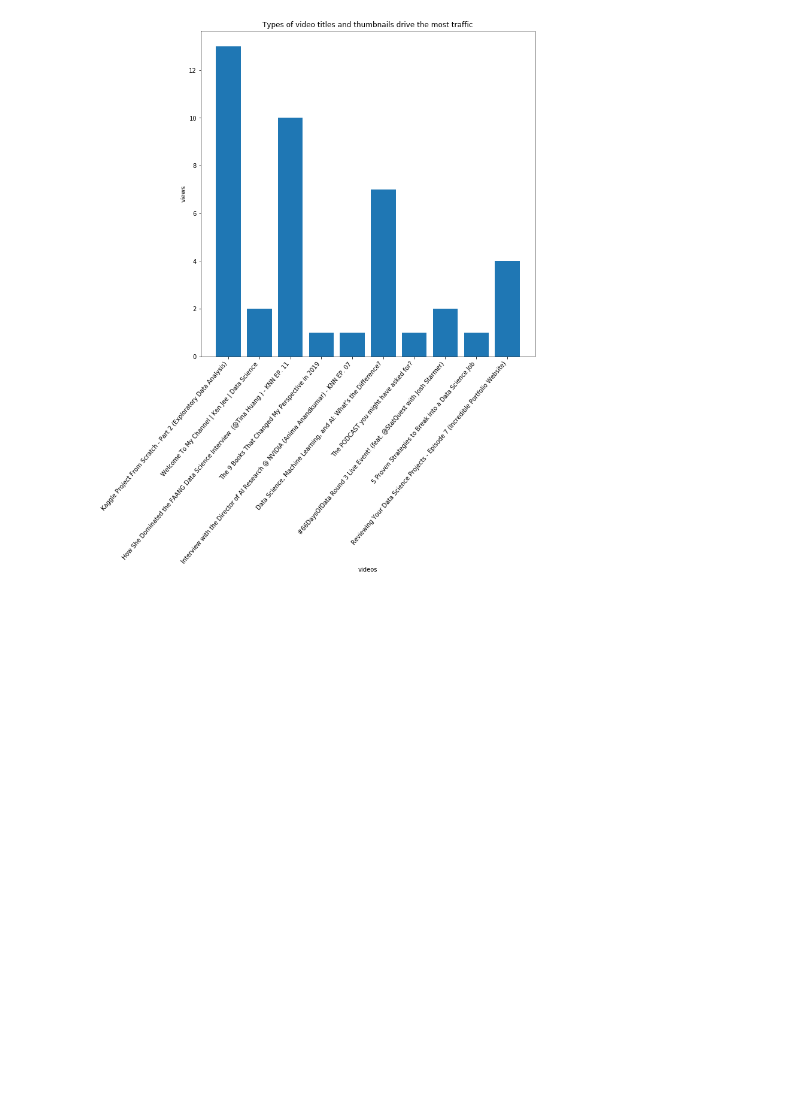
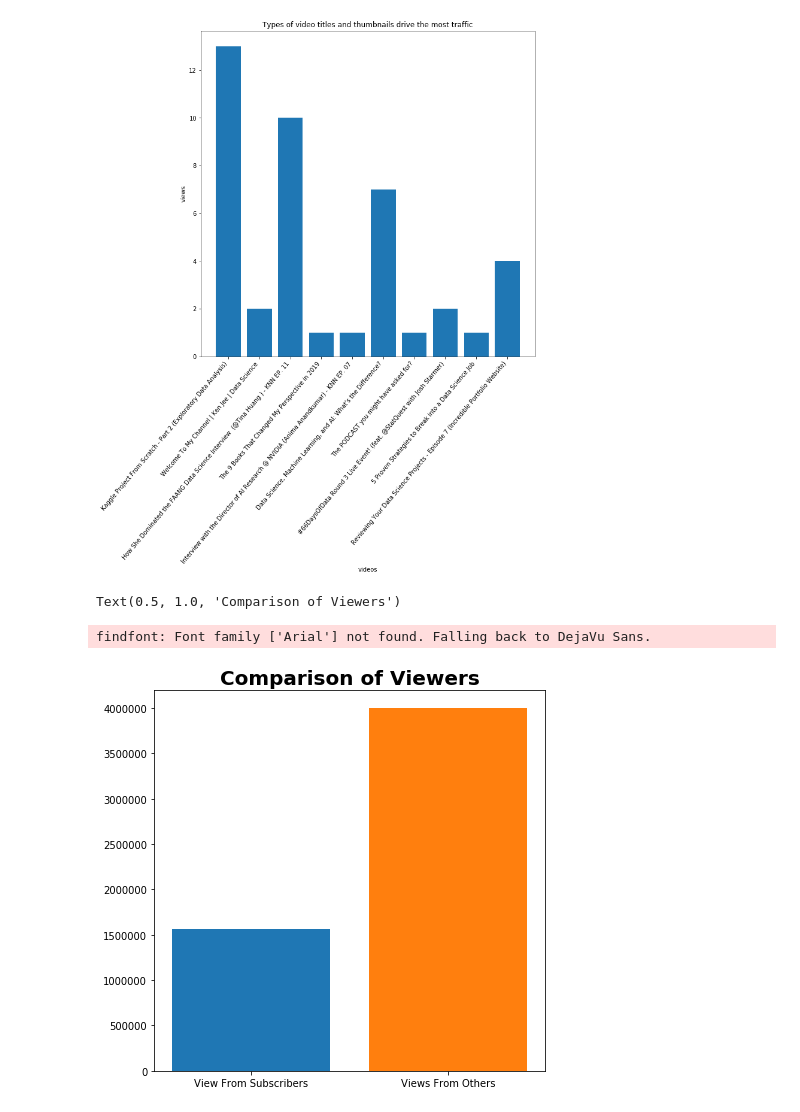
Before and after one commit to hjyoon16/Viewer_Boost_YT_Analysis, a Jupyter notebook: ADS508.ipynb, the cells around one changed output. Cells and saved outputs as stored; diff of their text form; code cells hidden in the pictures; blank space fills up the shorter version.

```diff
--- a/ADS508.ipynb
+++ b/ADS508.ipynb
@@ -257,3 +257,22 @@ plt.xticks(ha='right', rotation=50)
 # %% [output]
 ([0, 1, 2, 3, 4, 5, 6, 7, 8, 9], <a list of 10 Text xticklabel objects>)
 [figure]
+# %%
+heads = {
+    'family': 'Arial',
+    'weight': 'bold',
+    'size' : 20,
+}
+
+view_subs = Country_and_Subscriber_df.loc[Country_and_Subscriber_df['Is Subscribed'] == True].drop('Is Subscribed', axis= 1)
+view_not_subs = Country_and_Subscriber_df.loc[Country_and_Subscriber_df['Is Subscribed'] == False].drop('Is Subscribed', axis= 1)
+
+plt.figure(figsize= (7, 7))
+plt.bar('View From Subscribers', view_subs['Views'].sum(), width= 0.8)
+plt.bar('Views From Others', view_not_subs['Views'].sum(), width= 0.8)
+
+plt.title('Comparison of Viewers', fontdict= heads)
+# %% [output]
+Text(0.5, 1.0, 'Comparison of Viewers')
+findfont: Font family ['Arial'] not found. Falling back to DejaVu Sans.
+[figure, added]
```
